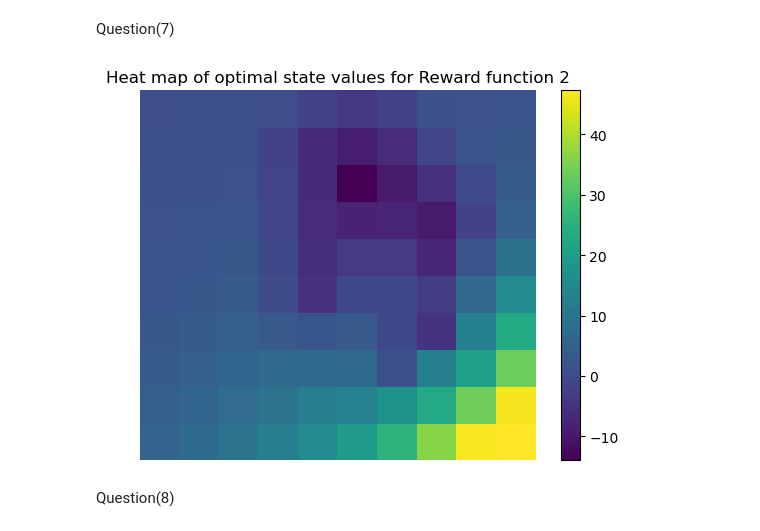
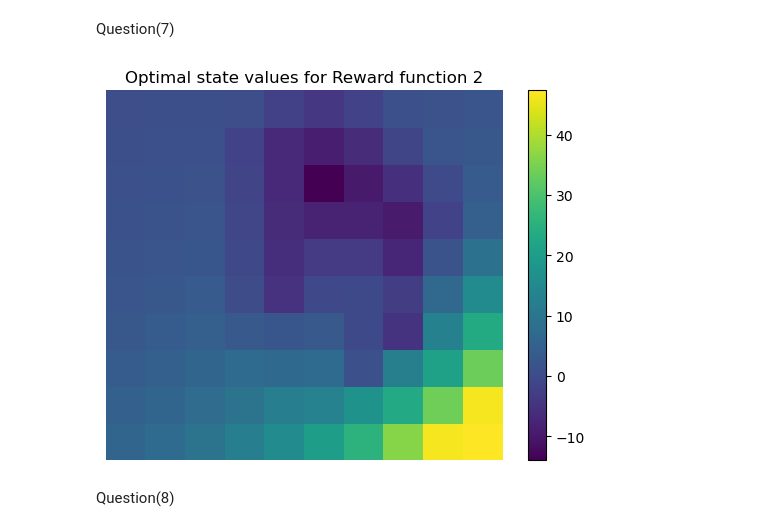
Before and after one commit to hershey890/ece232e, a Jupyter notebook: ece232proj3.ipynb, the cells around one changed output. Drawn from its saved outputs; the diff is of its cells as text; code cells hidden in the pictures.

```diff
--- a/ece232proj3.ipynb
+++ b/ece232proj3.ipynb
@@ -415,9 +457,9 @@ agent.plot_value_matrix()
 # %% [markdown]
 Question(7)
 # %%
-agent.plot_reward_heatmap()
+agent.plot_value_heatmap()
 # %% [output]
-[figure, old version]
+[figure, new version]
 # %% [markdown]
 Question(8)
 # %%
```
Also changed, not shown: parts of 33 cells of this notebook.
